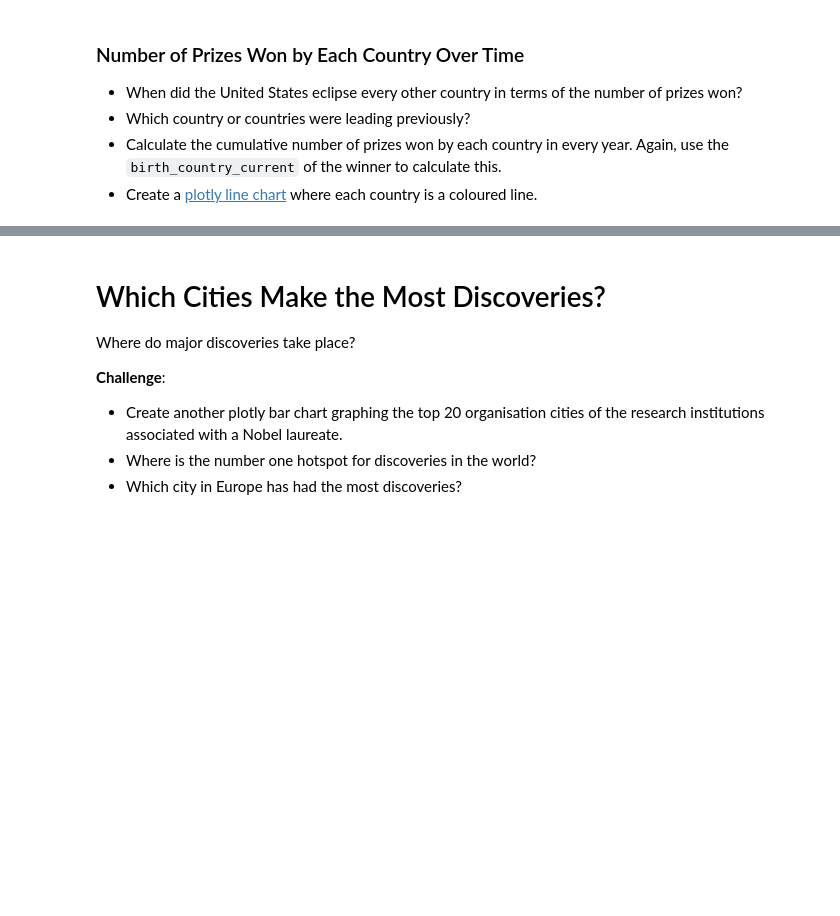
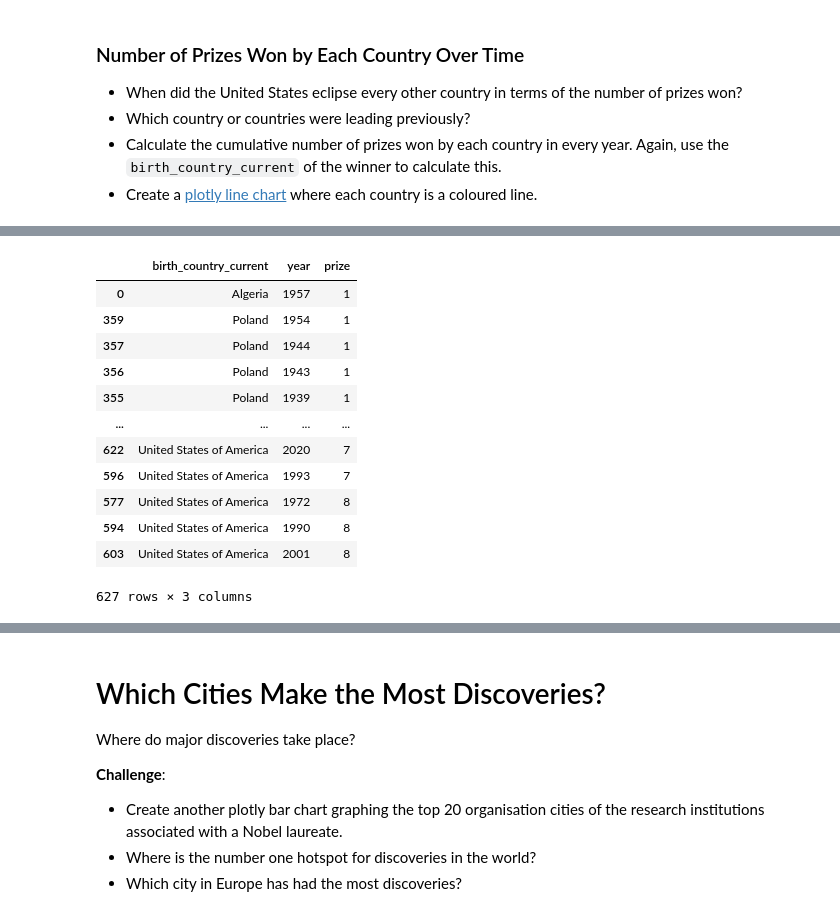
Before and after one commit to bluescreenlife/100-days-of-code, a Jupyter notebook: day_79_nobel_prize_data/Nobel_Prize_Analysis_(start).ipynb, the cells around one changed output, grey strips where cells are left out. Drawn from its saved outputs; the diff is of its cells as text; code cells hidden in the pictures; blank space fills up the shorter version.

```diff
--- a/day_79_nobel_prize_data/Nobel_Prize_Analysis_(start).ipynb
+++ b/day_79_nobel_prize_data/Nobel_Prize_Analysis_(start).ipynb
@@ -568,0 +659,18 @@ The hard part is preparing the data for this chart!
+# %%
+prizes_by_year = df_data.groupby(['birth_country_current', 'year'], as_index=False).agg({'prize': pd.Series.count})
+prizes_by_year.sort_values('prize', inplace=True)
+prizes_by_year
+# %% [output]
+|  | birth_country_current | year | prize |
+| 0 | Algeria | 1957 | 1 |
+| 359 | Poland | 1954 | 1 |
+| 357 | Poland | 1944 | 1 |
+| 356 | Poland | 1943 | 1 |
+| 355 | Poland | 1939 | 1 |
+| ... | ... | ... | ... |
+| 622 | United States of America | 2020 | 7 |
+| 596 | United States of America | 1993 | 7 |
+| 577 | United States of America | 1972 | 8 |
+| 594 | United States of America | 1990 | 8 |
+| 603 | United States of America | 2001 | 8 |
+627 rows × 3 columns
```
Also changed, not shown: parts of 13 cells of this notebook.
